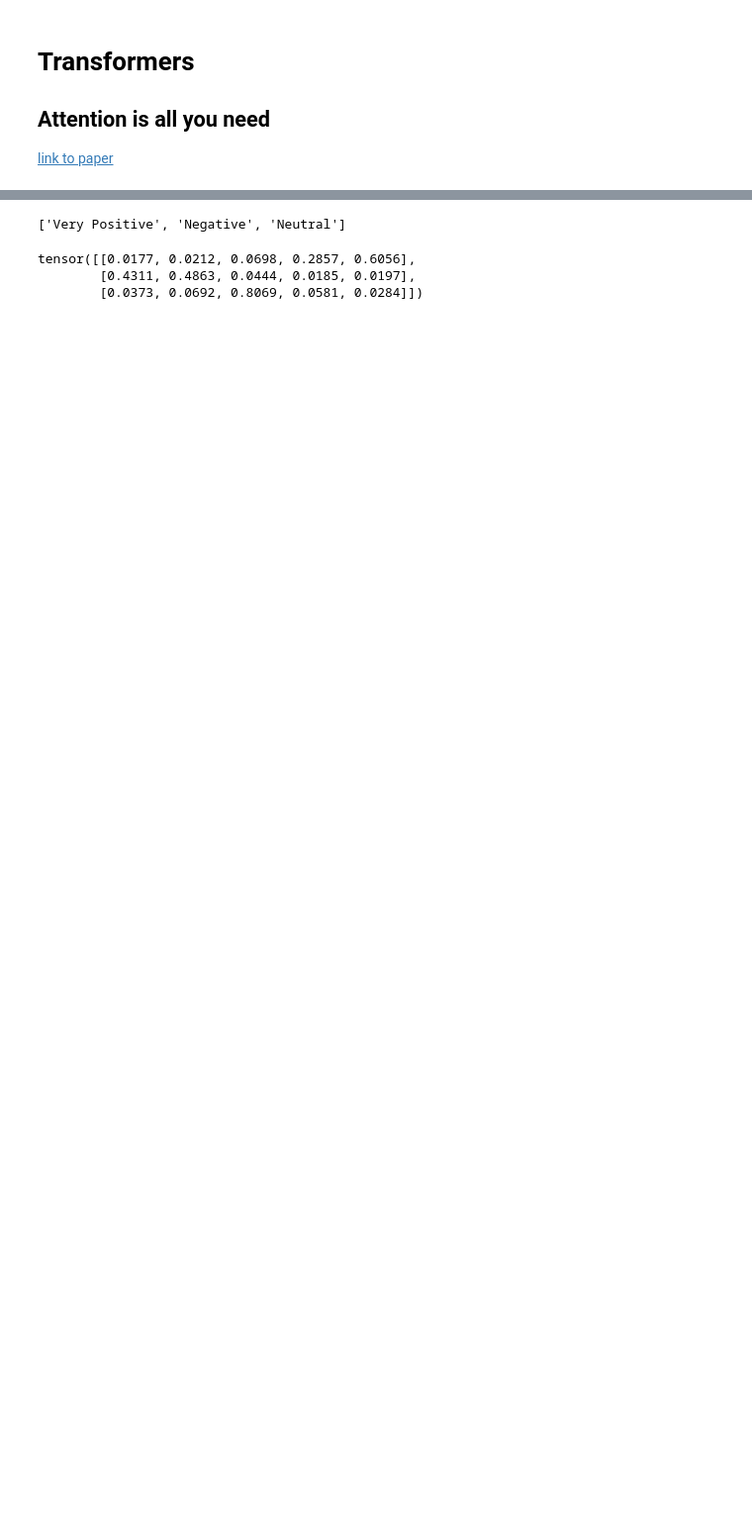
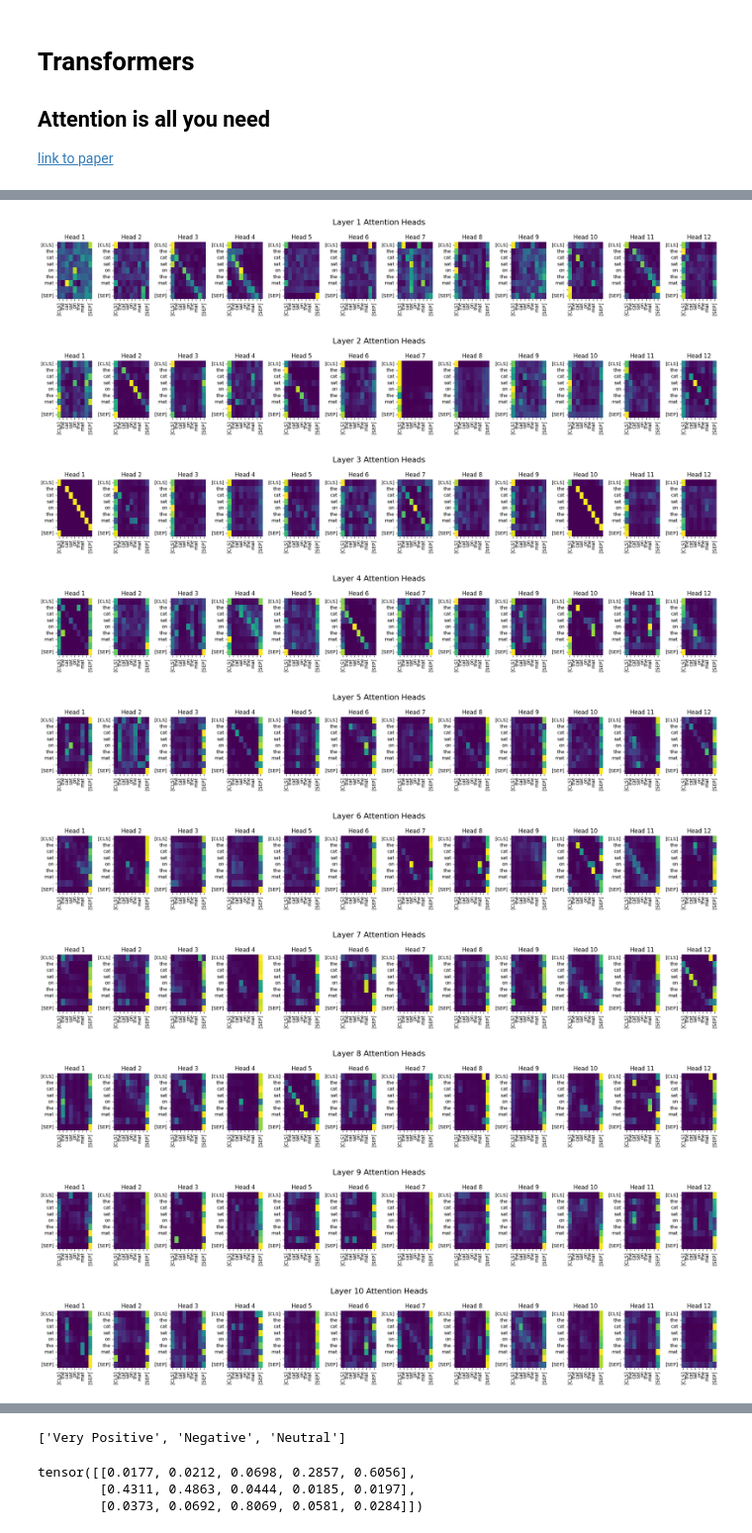
Before and after one commit to FerSala/Deep_Learning_Big_D, a Jupyter notebook: Clase #4/rnns_and_transformers.ipynb, the cells around one changed output, grey strips where cells are left out. Shown at 99% size. Drawn from its saved outputs; the diff is of its cells as text; code cells hidden in the pictures; blank space fills up the shorter version.

```diff
--- a/Clase #4/rnns_and_transformers.ipynb
+++ b/Clase #4/rnns_and_transformers.ipynb
@@ -385,0 +444,59 @@ Attention Weights:
+# %%
+import torch
+from transformers import BertTokenizer, BertModel
+import matplotlib.pyplot as plt
+import seaborn as sns
+
+# 1. Load pretrained BERT and tokenizer
+model_name = "bert-base-uncased"
+tokenizer = BertTokenizer.from_pretrained(model_name)
+model = BertModel.from_pretrained(model_name, output_attentions=True)
+model.eval()
+
+# 2. Example sentence
+sentence = "The cat sat on the mat."
+
+# 3. Tokenize input
+inputs = tokenizer(sentence, return_tensors="pt")
+
+# 4. Forward pass (outputs include attentions)
+with torch.no_grad():
+    outputs = model(**inputs)
+
+
+attentions = outputs.attentions  # (num_layers, batch, num_heads, seq_len, seq_len)
+tokens = tokenizer.convert_ids_to_tokens(inputs["input_ids"][0])
+num_layers = len(attentions)
+num_heads = attentions[0].shape[1]
+
+# 5. Plot all heads for all layers
+for layer in range(num_layers):
+    fig, axes = plt.subplots(1, num_heads, figsize=(20, 3))
+    fig.suptitle(f"Layer {layer+1} Attention Heads", fontsize=16)
+
+    for head in range(num_heads):
+        ax = axes[head]
+        attn_matrix = attentions[layer][0, head].numpy()  # seq_len x seq_len
+        sns.heatmap(attn_matrix,
+                    xticklabels=tokens,
+                    yticklabels=tokens,
+                    cmap="viridis",
+                    cbar=False,
+                    ax=ax)
+        ax.set_title(f"Head {head+1}")
+        ax.tick_params(axis='x', rotation=90)
+        ax.tick_params(axis='y', rotation=0)
+
+    plt.tight_layout()
+    plt.show()
+# %% [output]
+[figure, added]
+[figure, added]
+[figure, added]
+[figure, added]
+[figure, added]
+[figure, added]
+[figure, added]
+[figure, added]
+[figure, added]
+[figure, added]
```
Also changed, not shown: parts of 23 cells of this notebook, 8 other files.
